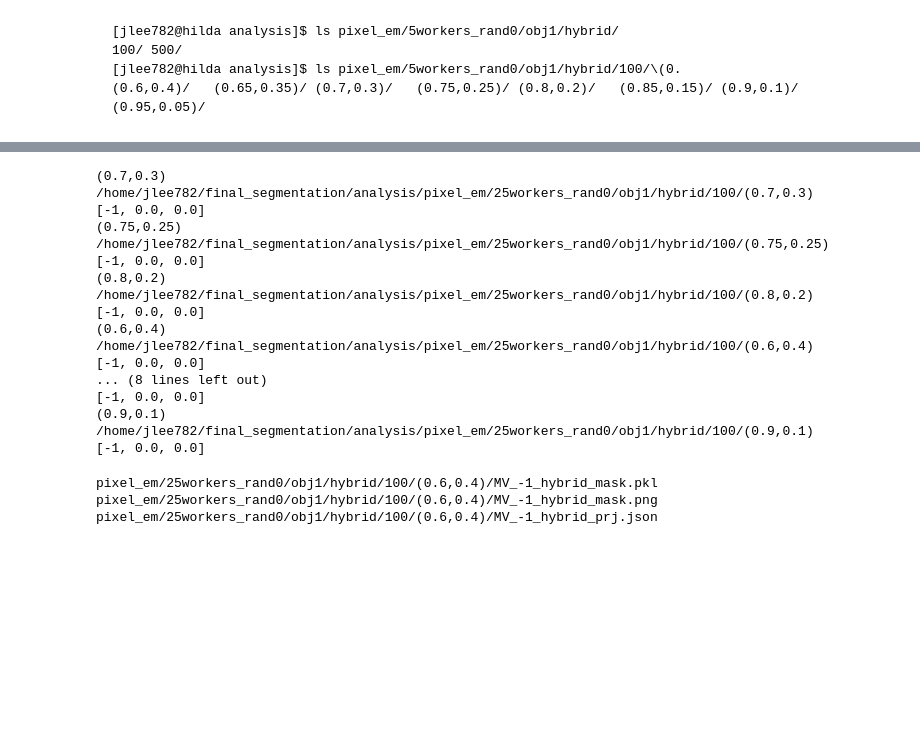
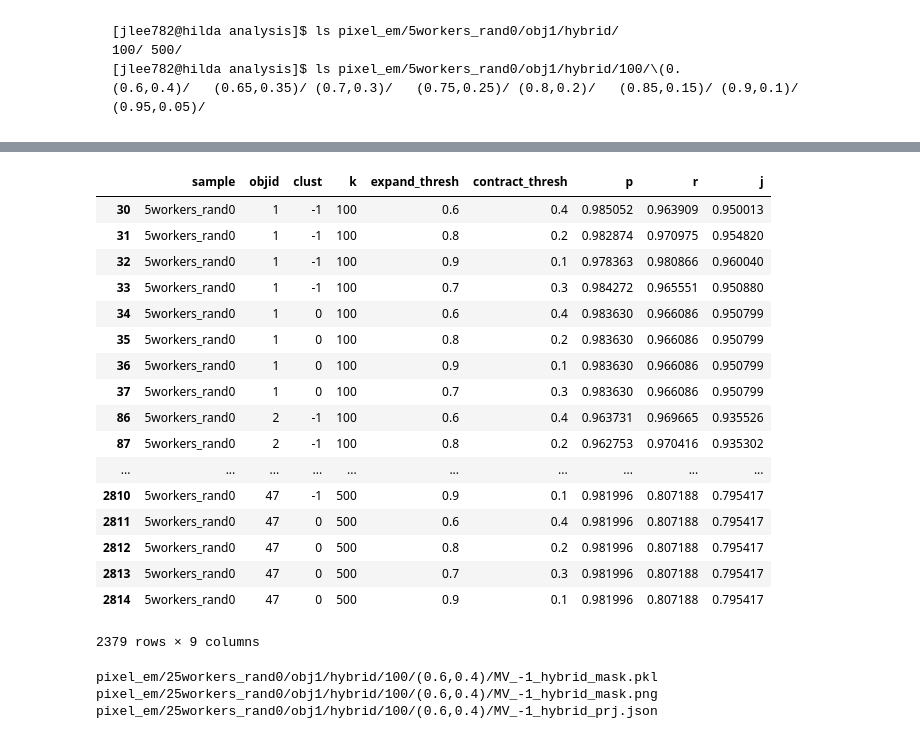
Before and after one commit to cognoscentai/segmentation, a Jupyter notebook: ipynb/VisionAnalysisPipeline.ipynb, the cells around one changed output, grey strips where cells are left out. Saved outputs shown, nothing was run; the diff lists cells and outputs as text; code cells hidden in the pictures; blank space fills up the shorter version.

Commit message:
another instance of the cluster bug fix, finished analysis script

```diff
--- a/ipynb/VisionAnalysisPipeline.ipynb
+++ b/ipynb/VisionAnalysisPipeline.ipynb
@@ -25,47 +31,47 @@ object_lst = [1, 2, 3, 4, 5, 6, 7, 8, 9, 10, 11, 12, 13, 14, 15, 16, 17, 18, 19,
 import glob
 # %%
 base="MV"
+df_data=[]
 for k in range(100,550,50):
     for objid in object_lst: #range(1, 2):
         for batch in sample_lst:
-            if objid in obj_clusters[batch]:
-                clusts = ["-1"] + [obj_clusters[batch][objid]]
+            if str(objid) in obj_clusters[batch]:
+                clusts = ["-1"] + [obj_clusters[batch][str(objid)]]
             else:
                 clusts = ["-1"]
             for clust in clusts:
                 hydir = '{}{}/obj{}/hybrid/{}/'.format(PIXEL_EM_DIR, batch, objid, k)
                 #print hydir
                 for ecglobpath in glob.glob(hydir+"/*"):
-                    print ecglobpath.split("/")[-1]
                     expand_thresh, contract_thresh = make_tuple(ecglobpath.split("/")[-1])
                     hybriddir = hybrid_dir(batch, objid, k, expand_thresh, contract_thresh)
-                    print hybriddir
-                    print json.load(open(hybriddir+"/{}_{}_hybrid_prj.json".format(base,clust)))
-                break
-            break
-        break
-    break
-#                 for expand_thresh,contract_thresh in ec_threshs:
-
-#                 hybrid_dir(sample_name, objid, k, expand_thresh, contract_thresh)
+                    prj_file = hybriddir+"/{}_{}_hybrid_prj.json".format(base,clust)
+                    if os.path.exists(prj_file):
+                        p,r,j = json.load(open(prj_file))
+                    df_data.append([batch, objid,clust, k, expand_thresh, contract_thresh,p,r,j])
-# %% [output]
-(0.7,0.3)
-/home/jlee782/final_segmentation/analysis/pixel_em/25workers_rand0/obj1/hybrid/100/(0.7,0.3)
-[-1, 0.0, 0.0]
-(0.75,0.25)
-/home/jlee782/final_segmentation/analysis/pixel_em/25workers_rand0/obj1/hybrid/100/(0.75,0.25)
-[-1, 0.0, 0.0]
-(0.8,0.2)
-/home/jlee782/final_segmentation/analysis/pixel_em/25workers_rand0/obj1/hybrid/100/(0.8,0.2)
-[-1, 0.0, 0.0]
-(0.6,0.4)
-/home/jlee782/final_segmentation/analysis/pixel_em/25workers_rand0/obj1/hybrid/100/(0.6,0.4)
-[-1, 0.0, 0.0]
-... (8 lines left out)
-[-1, 0.0, 0.0]
-(0.9,0.1)
-/home/jlee782/final_segmentation/analysis/pixel_em/25workers_rand0/obj1/hybrid/100/(0.9,0.1)
-[-1, 0.0, 0.0]
+# %%
+df = pd.DataFrame(df_data,columns=["sample","objid","clust","k","expand_thresh","contract_thresh","p","r","j"])
+# %%
+df[df["sample"]=="5workers_rand0"]
+# %% [output]
+|  | sample | objid | clust | k | expand_thresh | contract_thresh | p | r | j |
+| 30 | 5workers_rand0 | 1 | -1 | 100 | 0.6 | 0.4 | 0.985052 | 0.963909 | 0.950013 |
+| 31 | 5workers_rand0 | 1 | -1 | 100 | 0.8 | 0.2 | 0.982874 | 0.970975 | 0.954820 |
+| 32 | 5workers_rand0 | 1 | -1 | 100 | 0.9 | 0.1 | 0.978363 | 0.980866 | 0.960040 |
+| 33 | 5workers_rand0 | 1 | -1 | 100 | 0.7 | 0.3 | 0.984272 | 0.965551 | 0.950880 |
+| 34 | 5workers_rand0 | 1 | 0 | 100 | 0.6 | 0.4 | 0.983630 | 0.966086 | 0.950799 |
+| 35 | 5workers_rand0 | 1 | 0 | 100 | 0.8 | 0.2 | 0.983630 | 0.966086 | 0.950799 |
+| 36 | 5workers_rand0 | 1 | 0 | 100 | 0.9 | 0.1 | 0.983630 | 0.966086 | 0.950799 |
+| 37 | 5workers_rand0 | 1 | 0 | 100 | 0.7 | 0.3 | 0.983630 | 0.966086 | 0.950799 |
+| 86 | 5workers_rand0 | 2 | -1 | 100 | 0.6 | 0.4 | 0.963731 | 0.969665 | 0.935526 |
+| 87 | 5workers_rand0 | 2 | -1 | 100 | 0.8 | 0.2 | 0.962753 | 0.970416 | 0.935302 |
+| ... | ... | ... | ... | ... | ... | ... | ... | ... | ... |
+| 2810 | 5workers_rand0 | 47 | -1 | 500 | 0.9 | 0.1 | 0.981996 | 0.807188 | 0.795417 |
+| 2811 | 5workers_rand0 | 47 | 0 | 500 | 0.6 | 0.4 | 0.981996 | 0.807188 | 0.795417 |
+| 2812 | 5workers_rand0 | 47 | 0 | 500 | 0.8 | 0.2 | 0.981996 | 0.807188 | 0.795417 |
+| 2813 | 5workers_rand0 | 47 | 0 | 500 | 0.7 | 0.3 | 0.981996 | 0.807188 | 0.795417 |
+| 2814 | 5workers_rand0 | 47 | 0 | 500 | 0.9 | 0.1 | 0.981996 | 0.807188 | 0.795417 |
+2379 rows × 9 columns
 # %%
 ls pixel_em/25workers_rand0/obj1/hybrid/100/\(0.6,0.4\)/*
 # %% [output]
```
Also changed, not shown: parts of 1 cell of this notebook, 1 other file.
